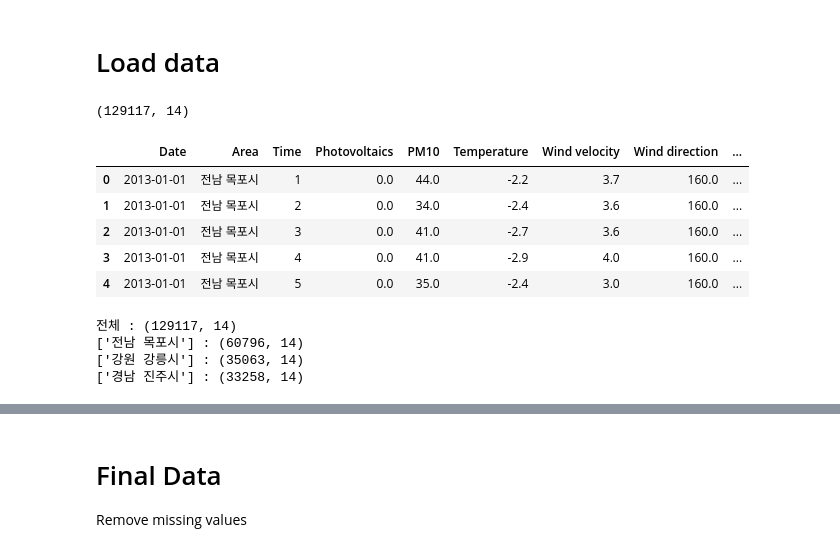
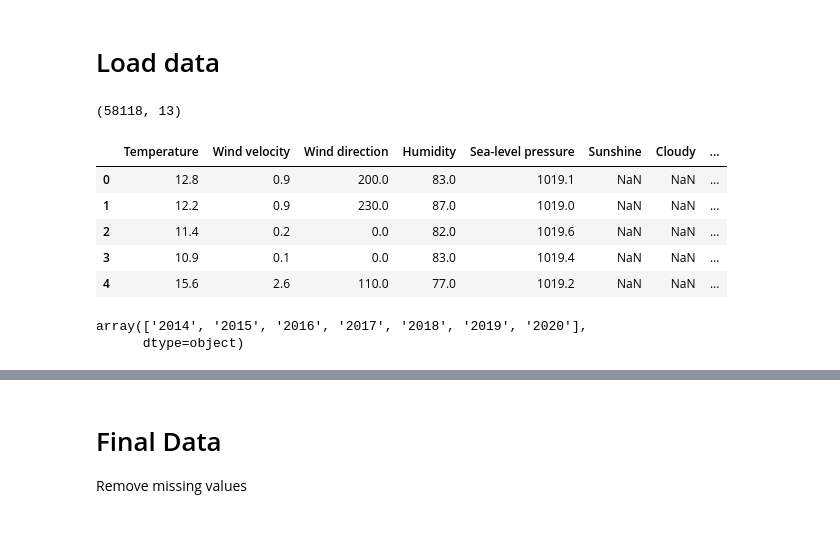
Before and after one commit to Hanchaeeun/SolarPower-Analysis, a Jupyter notebook: 04_preprocessing.ipynb, the cells around one changed output, grey strips where cells are left out. Saved outputs shown, nothing was run; the diff lists cells and outputs as text; code cells hidden in the pictures.

```diff
--- a/04_preprocessing.ipynb
+++ b/04_preprocessing.ipynb
@@ -13,22 +13,19 @@ from visualization import Monthly_plot
 # %% [markdown]
 # Load data
 # %%
-df = pd.read_csv('/content/gdrive/MyDrive/SolarPower/MappingData.csv')
-print(df.shape)
-df.head()
+Jd_df = pd.read_csv('/content/gdrive/MyDrive/SolarPower/Jd_df.csv')
+print(Jd_df.shape)
+Jd_df.head()
 # %% [output]
-(129117, 14)
+(58118, 13)
-|  | Date | Area | Time | Photovoltaics | PM10 | Temperature | Wind velocity | Wind direction | ... |
-| 0 | 2013-01-01 | 전남 목포시 | 1 | 0.0 | 44.0 | -2.2 | 3.7 | 160.0 | ... |
-| 1 | 2013-01-01 | 전남 목포시 | 2 | 0.0 | 34.0 | -2.4 | 3.6 | 160.0 | ... |
-| 2 | 2013-01-01 | 전남 목포시 | 3 | 0.0 | 41.0 | -2.7 | 3.6 | 160.0 | ... |
-| 3 | 2013-01-01 | 전남 목포시 | 4 | 0.0 | 41.0 | -2.9 | 4.0 | 160.0 | ... |
-| 4 | 2013-01-01 | 전남 목포시 | 5 | 0.0 | 35.0 | -2.4 | 3.0 | 160.0 | ... |
+|  | Temperature | Wind velocity | Wind direction | Humidity | Sea-level pressure | Sunshine | Cloudy | ... |
+| 0 | 12.8 | 0.9 | 200.0 | 83.0 | 1019.1 | NaN | NaN | ... |
+| 1 | 12.2 | 0.9 | 230.0 | 87.0 | 1019.0 | NaN | NaN | ... |
+| 2 | 11.4 | 0.2 | 0.0 | 82.0 | 1019.6 | NaN | NaN | ... |
+| 3 | 10.9 | 0.1 | 0.0 | 83.0 | 1019.4 | NaN | NaN | ... |
+| 4 | 15.6 | 2.6 | 110.0 | 77.0 | 1019.2 | NaN | NaN | ... |
-# %%
-area_list = ['전남 목포시', '강원 강릉시', '경남 진주시']
-Mp_df, Gn_df, Jj_df = Split_area(df, 'Area', area_list)
-# %% [output]
-전체 : (129117, 14)
-['전남 목포시'] : (60796, 14)
-['강원 강릉시'] : (35063, 14)
-['경남 진주시'] : (33258, 14)
+# %%
+Jd_df['Date'].str[:4].unique()
+# %% [output]
+array(['2014', '2015', '2016', '2017', '2018', '2019', '2020'],
+      dtype=object)
```
Also changed, not shown: parts of 89 cells of this notebook.
